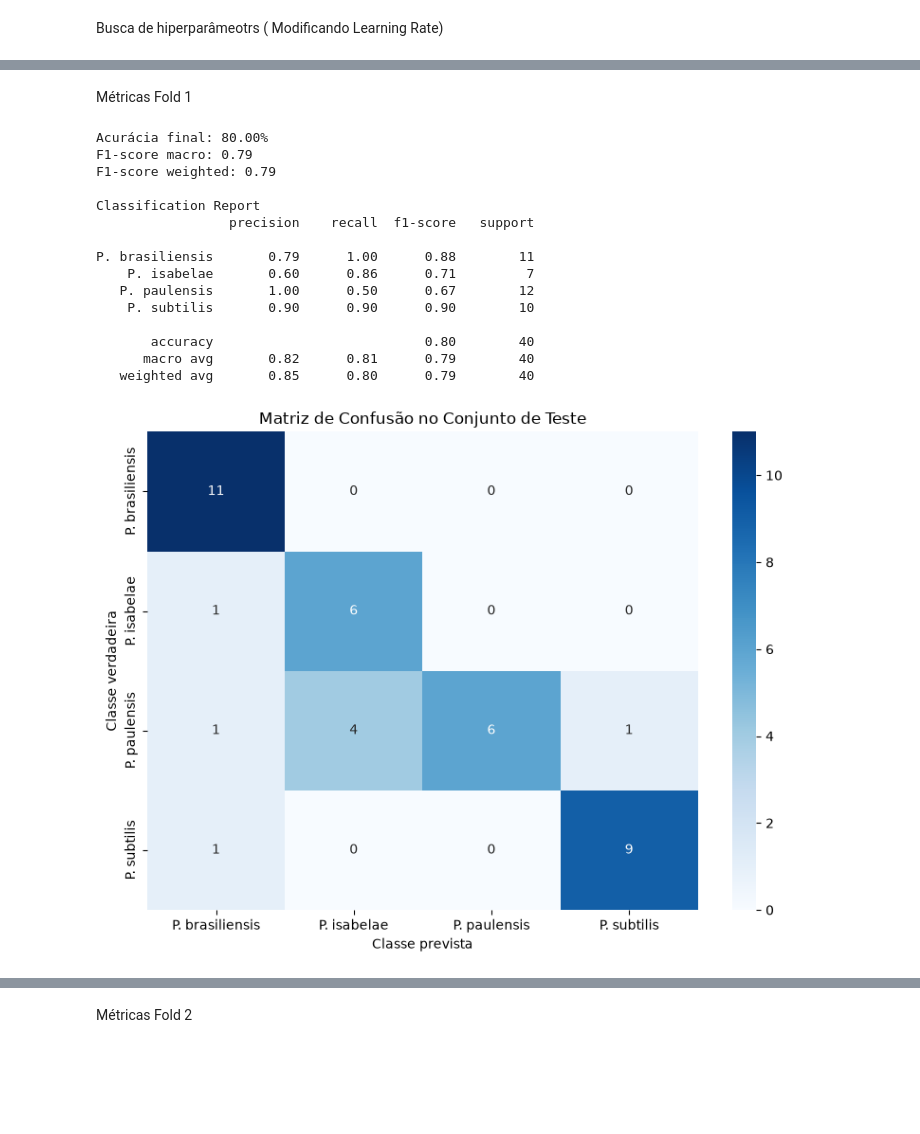
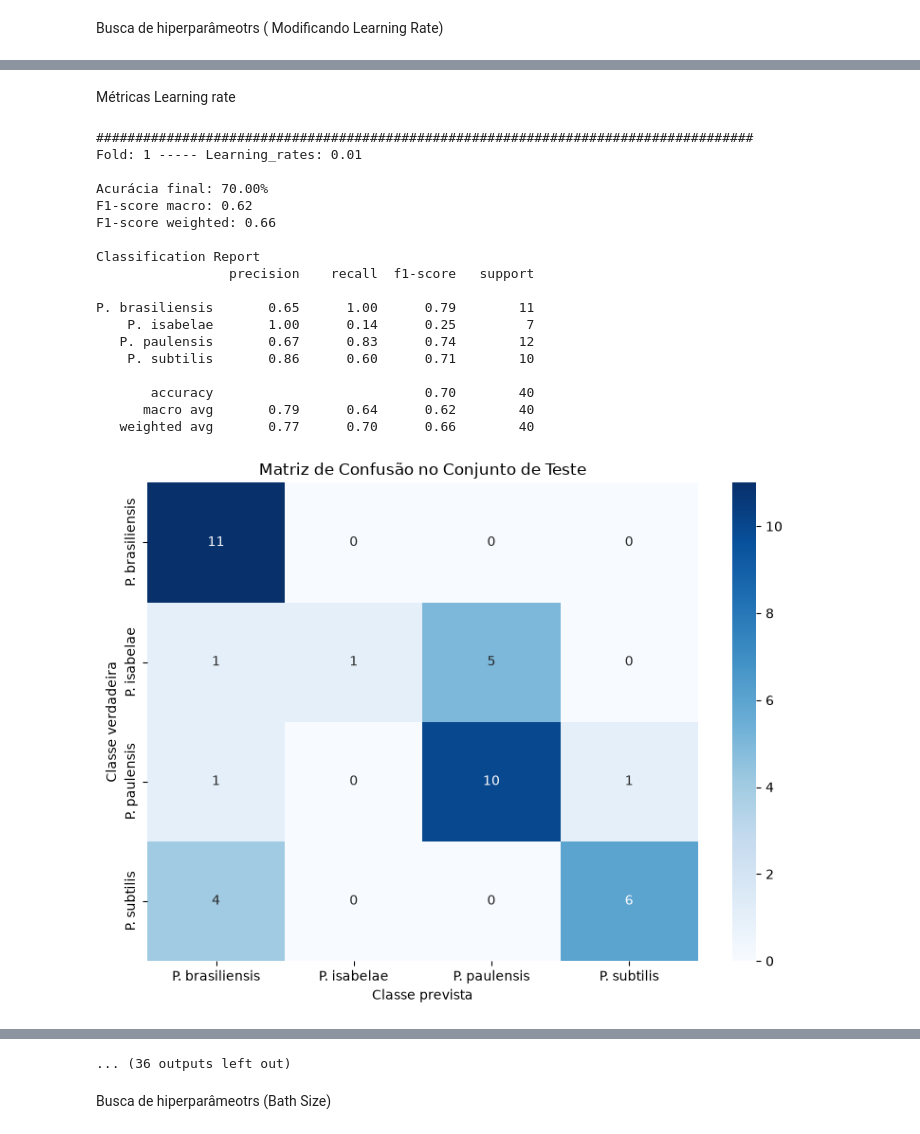
Before and after one commit to LABEEC-Sistemas/pink_shrimp_MVCNN, a Jupyter notebook: notebooks/camarao_cros_validation_gray.ipynb, the cells around one changed output, grey strips where cells are left out. Drawn from its saved outputs; the diff is of its cells as text; code cells hidden in the pictures; blank space fills up the shorter version.

```diff
--- a/notebooks/camarao_cros_validation_gray.ipynb
+++ b/notebooks/camarao_cros_validation_gray.ipynb
@@ -334,7 +334,7 @@ def evaluate_model(classes_names, all_labels, all_preds, all_probs):
 # %% [markdown]
 Função para execução dos folds em calidação cruzada
 # %%
-def run_fold(X_train, y_train, X_val, y_val, fold_id, history, batch_size=8, num_epochs=50, learning_rate=0.001):
+def run_fold(X_train, y_train, X_val, y_val, fold_id, history, batch_size=8, num_epochs=50, learning_rate=0.001, pooling=nn.AdaptiveMaxPool1d(1)):
 
     train_dataset = MVCNNDataset(X_train,
         y_train,
@@ -353,7 +353,8 @@ def run_fold(X_train, y_train, X_val, y_val, fold_id, history, batch_size=8, num
     val_loader = DataLoader(val_dataset, batch_size=batch_size, shuffle=False)
 
     model = MVCNNModel(
-        num_classes=len(classes_shrimp)
+        num_classes=len(classes_shrimp),
+        aggregation=pooling
     )
 
     history.add_model(model)
@@ -502,22 +525,28 @@ KeyboardInterrupt:
 # %% [markdown]
-Métricas Fold 1
+Métricas Learning rate
 # %%
 for lr in learning_rates:
-    evaluate_model(classes_shrimp, cros_validation_history[lr].get_all_label_fold(1),cros_validation_history[lr].get_all_pred_fold(1), cros_validation_history[lr].get_all_prob_fold(1) )
+    for fold in range(1,5):
+        print("####################################################################################")
+        print(f"Fold: {fold} ----- Learning_rates: {lr}")
+        evaluate_model(classes_shrimp, cros_validation_history[lr].get_all_label_fold(fold),cros_validation_history[lr].get_all_pred_fold(fold), cros_validation_history[lr].get_all_prob_fold(fold) )
 # %% [output]
-Acurácia final: 80.00%
-F1-score macro: 0.79
-F1-score weighted: 0.79
+####################################################################################
+Fold: 1 ----- Learning_rates: 0.01
+
+Acurácia final: 70.00%
+F1-score macro: 0.62
+F1-score weighted: 0.66
 
 Classification Report
                  precision    recall  f1-score   support
 
-P. brasiliensis       0.79      1.00      0.88        11
-    P. isabelae       0.60      0.86      0.71         7
-   P. paulensis       1.00      0.50      0.67        12
-    P. subtilis       0.90      0.90      0.90        10
+P. brasiliensis       0.65      1.00      0.79        11
+    P. isabelae       1.00      0.14      0.25         7
+   P. paulensis       0.67      0.83      0.74        12
+    P. subtilis       0.86      0.60      0.71        10
 
-       accuracy                           0.80        40
-      macro avg       0.82      0.81      0.79        40
-   weighted avg       0.85      0.80      0.79        40
+       accuracy                           0.70        40
+      macro avg       0.79      0.64      0.62        40
+   weighted avg       0.77      0.70      0.66        40
-[figure, old version]
+[figure, new version]
@@ -525,2 +614,3 @@ P. brasiliensis       0.79      1.00      0.88        11
+... (36 outputs left out)
 # %% [markdown]
-Métricas Fold 2
+Busca de hiperparâmeotrs (Bath Size)
```
Also changed, not shown: parts of 22 cells of this notebook, 8 other files.
